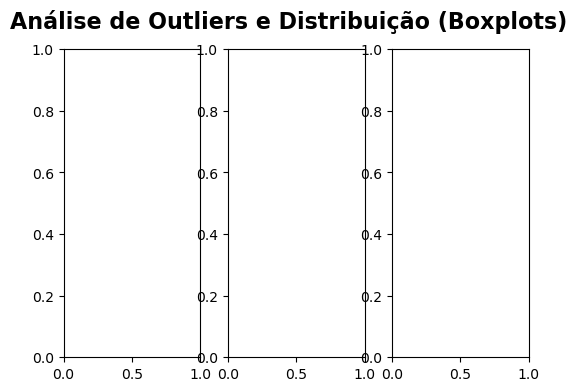
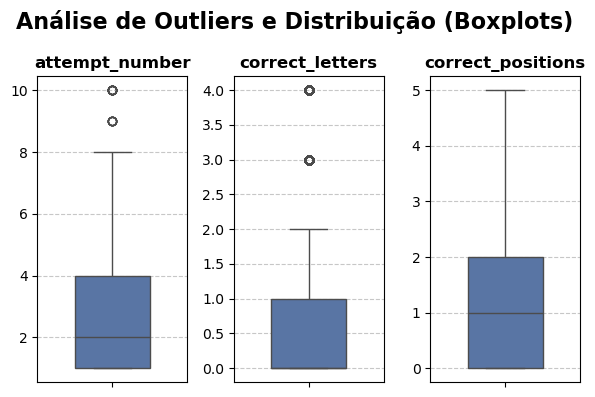
The change to this notebook cell's code, shown as a diff; its figure went from the first image to the second:
--- before
+++ after
@@ -13,5 +13,5 @@
 # Gerar Boxplot para cada coluna
 for i, col in enumerate(colunas_analise):
-    sns.boxplot(y=sessao[col], ax=axes_flat[i], color='#4C72B0', width=0.5)
+    sns.boxplot(y=palavritas[col], ax=axes_flat[i], color='#4C72B0', width=0.5)
     axes_flat[i].set_title(col, fontsize=12, fontweight='bold')
     axes_flat[i].set_ylabel('')  # Limpa o eixo Y

Commit: Correção na analise do boxplot do tratamento de dados "palavritas"